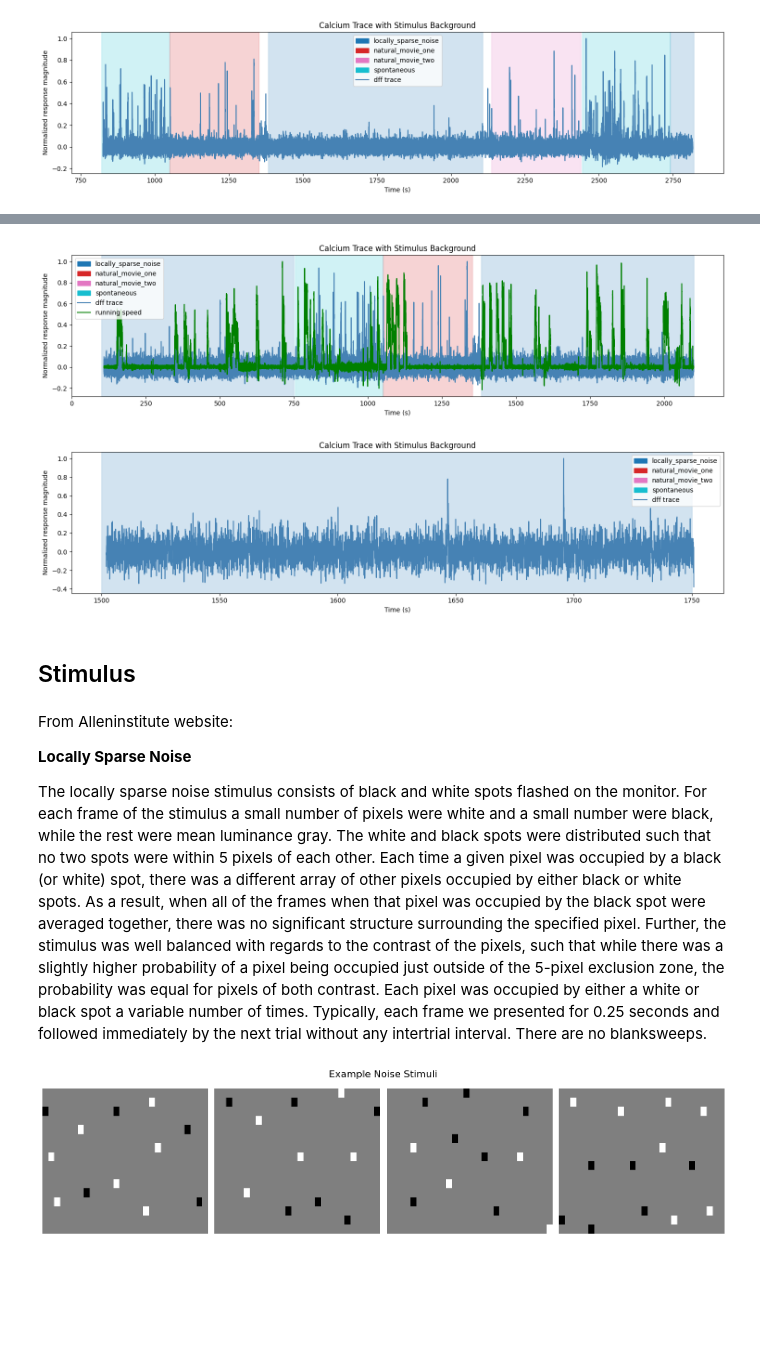
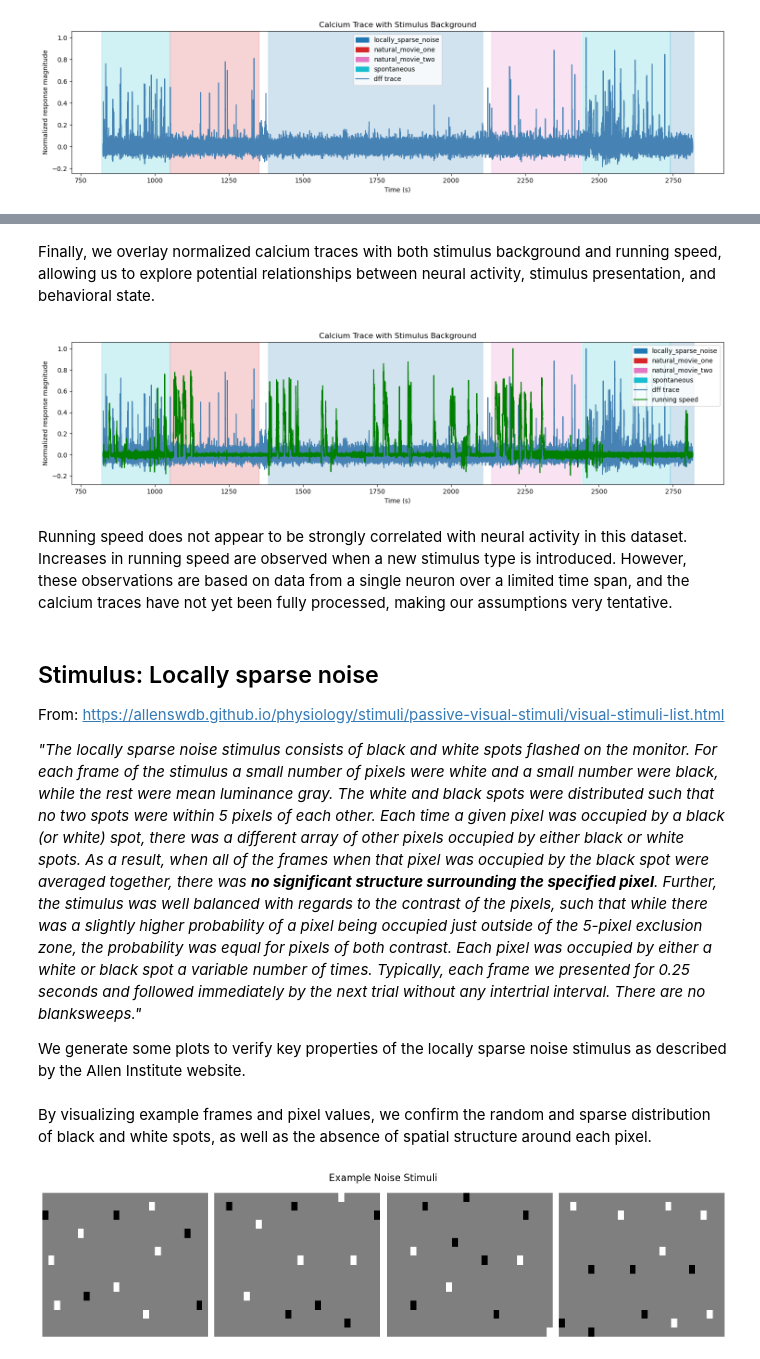
Before and after one commit to luciaganton/Neural-Data-Science, a Jupyter notebook: practical02_final_version.ipynb, the cells around one changed output, grey strips where cells are left out. Saved outputs shown, nothing was run; the diff lists cells and outputs as text; code cells hidden in the pictures; blank space fills up the shorter version.

```diff
--- a/practical02_final_version.ipynb
+++ b/practical02_final_version.ipynb
@@ -531,35 +689,30 @@ It's clear from here that the most exciting stimuli are netural movies as well a
+# %% [markdown]
+Finally, we overlay normalized calcium traces with both stimulus background and running speed, allowing us to explore potential relationships between neural activity, stimulus presentation, and behavioral state.
 # %%
+# Choose neuron index and time window
 neuron_idx = 42
-start_time = 100
+start_time = 820
 duration = 2000
 
 # Use your data
 trace = traces[neuron_idx]
 
 # Call function (without events)
 plot_trace_with_stimulus(trace, time, stim_epochs, start_time, duration, behavior=True)
 # %% [output]
-[figure, old version]
+[figure, new version]
-# %%
-neuron_idx = 11
-start_time = 1500
-duration = 250
-
-# Use your data
-trace = traces[neuron_idx]
-
-# Call function (without events)
-plot_trace_with_stimulus(trace, time, stim_epochs, start_time, duration)
-# %% [output]
-[figure, removed]
-# %% [markdown]
-## Stimulus
+# %% [markdown]
+Running speed does not appear to be strongly correlated with neural activity in this dataset. Increases in running speed are observed when a new stimulus type is introduced. However, these observations are based on data from a single neuron over a limited time span, and the calcium traces have not yet been fully processed, making our assumptions very tentative.
 # %% [markdown]
-From Alleninstitute website:
+## Stimulus: Locally sparse noise
 
-**Locally Sparse Noise**
+From: https://allenswdb.github.io/physiology/stimuli/passive-visual-stimuli/visual-stimuli-list.html
 
-The locally sparse noise stimulus consists of black and white spots flashed on the monitor. For each frame of the stimulus a small number of pixels were white and a small number were black, while the rest were mean luminance gray. The white and black spots were distributed such that no two spots were within 5 pixels of each other. Each time a given pixel was occupied by a black (or white) spot, there was a different array of other pixels occupied by either black or white spots. As a result, when all of the frames when that pixel was occupied by the black spot were averaged together, there was no significant structure surrounding the specified pixel. Further, the stimulus was well balanced with regards to the contrast of the pixels, such that while there was a slightly higher probability of a pixel being occupied just outside of the 5-pixel exclusion zone, the probability was equal for pixels of both contrast. Each pixel was occupied by either a white or black spot a variable number of times. Typically, each frame we presented for 0.25 seconds and followed immediately by the next trial without any intertrial interval. There are no blanksweeps.
+_"The locally sparse noise stimulus consists of black and white spots flashed on the monitor. For each frame of the stimulus a small number of pixels were white and a small number were black, while the rest were mean luminance gray. The white and black spots were distributed such that no two spots were within 5 pixels of each other. Each time a given pixel was occupied by a black (or white) spot, there was a different array of other pixels occupied by either black or white spots. As a result, when all of the frames when that pixel was occupied by the black spot were averaged together, there was **no significant structure surrounding the specified pixel**. Further, the stimulus was well balanced with regards to the contrast of the pixels, such that while there was a slightly higher probability of a pixel being occupied just outside of the 5-pixel exclusion zone, the probability was equal for pixels of both contrast. Each pixel was occupied by either a white or black spot a variable number of times. Typically, each frame we presented for 0.25 seconds and followed immediately by the next trial without any intertrial interval. There are no blanksweeps."_
+
+We generate some plots to verify key properties of the locally sparse noise stimulus as described by the Allen Institute website.
+# %% [markdown]
+By visualizing example frames and pixel values, we confirm the random and sparse distribution of black and white spots, as well as the absence of spatial structure around each pixel.
 # %%
 # Filter stim_epochs for only locally_sparse_noise
 lsn_epochs = stim_epochs[stim_epochs["stimulus"] == "locally_sparse_noise"]
```
Also changed, not shown: parts of 123 cells of this notebook.
